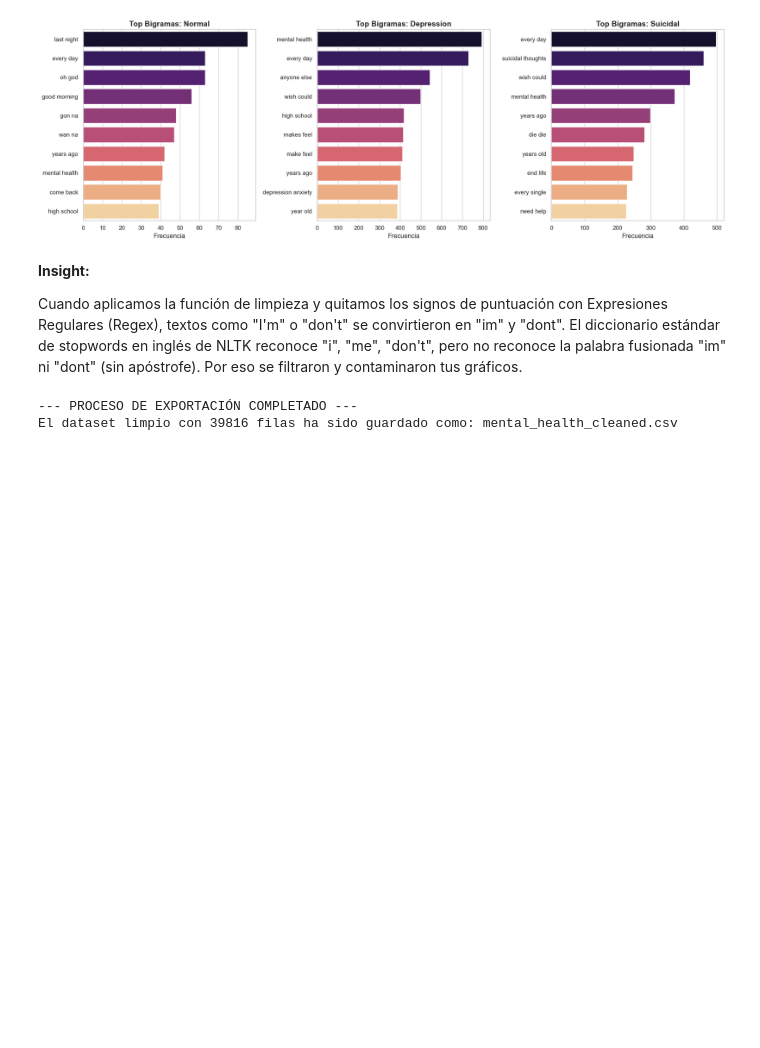
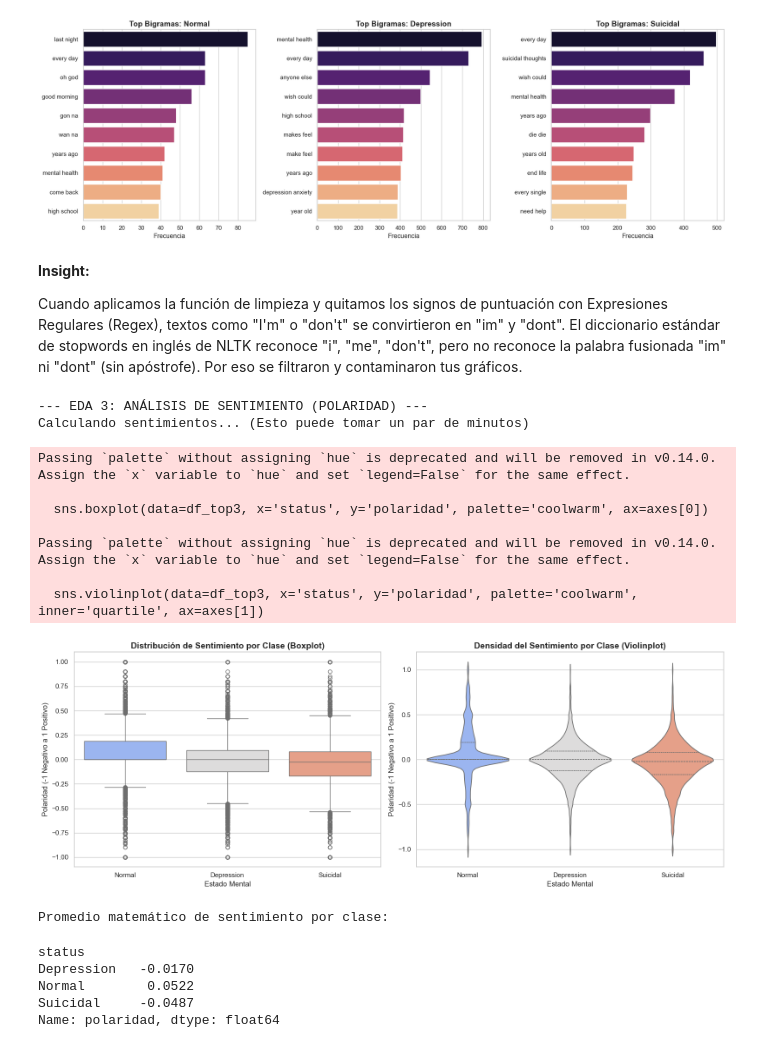
Before and after one commit to Nakamuros/1ACC0219-TP-TF-2026-01, a Jupyter notebook: TP_NLP.ipynb, the cells around one changed output. Saved outputs shown, nothing was run; the diff lists cells and outputs as text; code cells hidden in the pictures; blank space fills up the shorter version.

```diff
--- a/TP_NLP.ipynb
+++ b/TP_NLP.ipynb
@@ -391,13 +391,59 @@ Passing `palette` without assigning `hue` is deprecated and will be removed in v
 **Insight:**
 
 Cuando aplicamos la función de limpieza y quitamos los signos de puntuación con Expresiones Regulares (Regex), textos como "I'm" o "don't" se convirtieron en "im" y "dont". El diccionario estándar de stopwords en inglés de NLTK reconoce "i", "me", "don't", pero no reconoce la palabra fusionada "im" ni "dont" (sin apóstrofe). Por eso se filtraron y contaminaron tus gráficos.
+# %%
+from textblob import TextBlob
+
+
+print("--- EDA 3: ANÁLISIS DE SENTIMIENTO (POLARIDAD) ---")
+
+df_top3['texto_limpio'] = df_top3['tokens'].apply(lambda x: ' '.join(x))
+
+def calcular_polaridad(texto):
+    return TextBlob(str(texto)).sentiment.polarity
+
+print("Calculando sentimientos... (Esto puede tomar un par de minutos)")
+df_top3['polaridad'] = df_top3['texto_limpio'].apply(calcular_polaridad)
+
+fig, axes = plt.subplots(1, 2, figsize=(16, 6))
+sns.set_theme(style="whitegrid")
+
+sns.boxplot(data=df_top3, x='status', y='polaridad', palette='coolwarm', ax=axes[0])
+axes[0].set_title('Distribución de Sentimiento por Clase (Boxplot)', fontsize=14, fontweight='bold')
+axes[0].set_ylabel('Polaridad (-1 Negativo a 1 Positivo)')
+axes[0].set_xlabel('Estado Mental')
+
+sns.violinplot(data=df_top3, x='status', y='polaridad', palette='coolwarm', inner='quartile', ax=axes[1])
+axes[1].set_title('Densidad del Sentimiento por Clase (Violinplot)', fontsize=14, fontweight='bold')
+axes[1].set_ylabel('Polaridad (-1 Negativo a 1 Positivo)')
+axes[1].set_xlabel('Estado Mental')
+
+plt.tight_layout()
+plt.show()
+
+print("\nPromedio matemático de sentimiento por clase:")
+display(df_top3.groupby('status')['polaridad'].mean().round(4))
+# %% [output]
+--- EDA 3: ANÁLISIS DE SENTIMIENTO (POLARIDAD) ---
+Calculando sentimientos... (Esto puede tomar un par de minutos)
+Passing `palette` without assigning `hue` is deprecated and will be removed in v0.14.0. Assign the `x` variable to `hue` and set `legend=False` for the same effect.
+
+  sns.boxplot(data=df_top3, x='status', y='polaridad', palette='coolwarm', ax=axes[0])
+
+Passing `palette` without assigning `hue` is deprecated and will be removed in v0.14.0. Assign the `x` variable to `hue` and set `legend=False` for the same effect.
+
+  sns.violinplot(data=df_top3, x='status', y='polaridad', palette='coolwarm', inner='quartile', ax=axes[1])
+[figure, added]
+Promedio matemático de sentimiento por clase:
+status
+Depression   -0.0170
+Normal        0.0522
+Suicidal     -0.0487
+Name: polaridad, dtype: float64
 # %%
-df_fullclean = 'mental_health_cleaned.csv'
+#df_fullclean = 'mental_health_cleaned.csv'
 
-df_top3.to_csv(df_fullclean, index=False)
+#df_top3.to_csv(df_fullclean, index=False)
 
-print(f"--- PROCESO DE EXPORTACIÓN COMPLETADO ---")
-print(f"El dataset limpio con {df_top3.shape[0]} filas ha sido guardado como: {df_fullclean}")
+#print(f"--- PROCESO DE EXPORTACIÓN COMPLETADO ---")
+#print(f"El dataset limpio con {df_top3.shape[0]} filas ha sido guardado como: {df_fullclean}")
-# %% [output]
---- PROCESO DE EXPORTACIÓN COMPLETADO ---
-El dataset limpio con 39816 filas ha sido guardado como: mental_health_cleaned.csv
```
Also changed, not shown: parts of 4 cells of this notebook.
